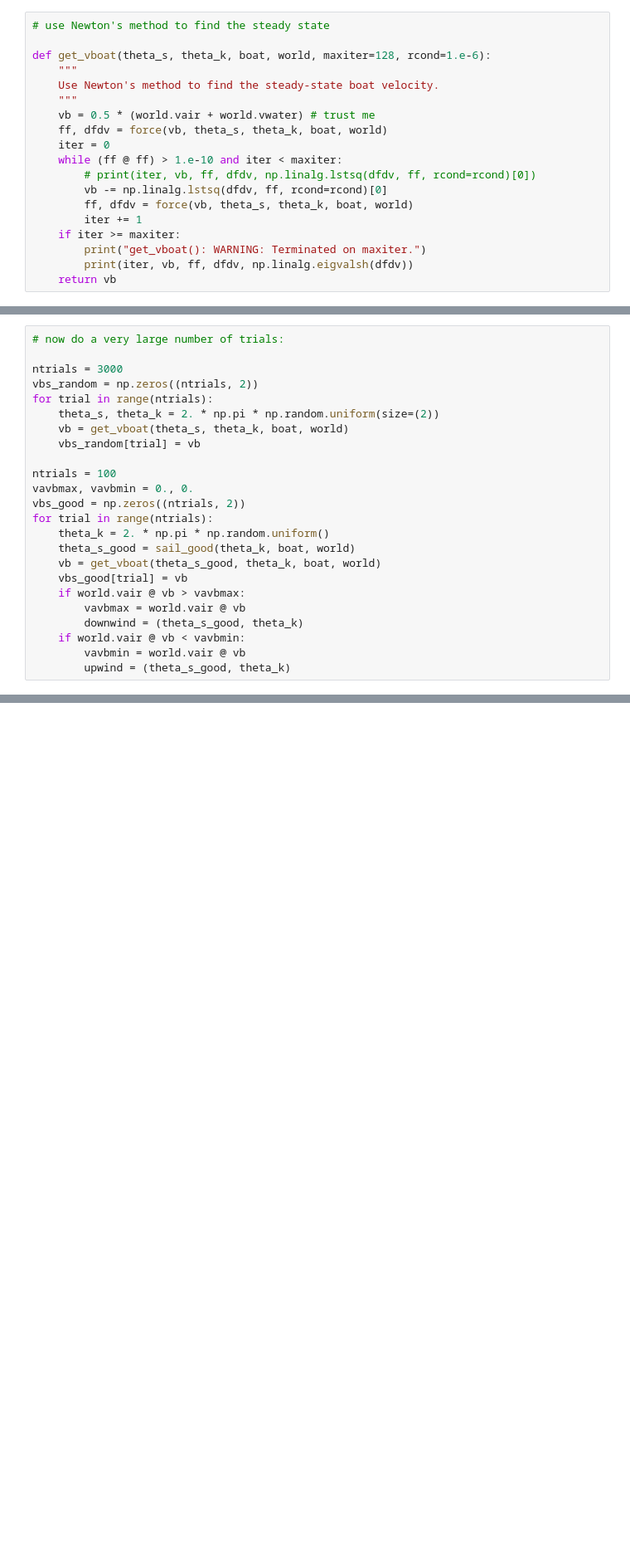
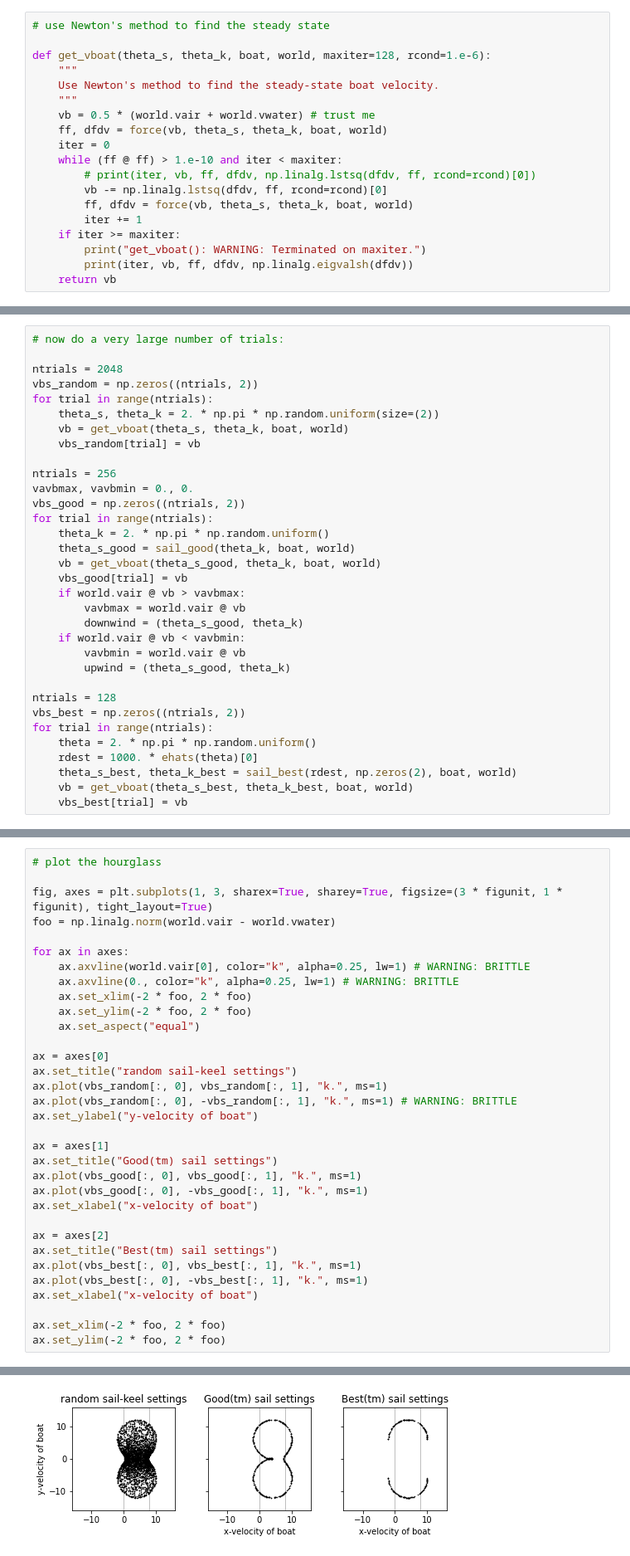
Before and after one commit to davidwhogg/Sailing, a Jupyter notebook: ipynb/sailing.ipynb, the cells around one changed output, grey strips where cells are left out. Shown: that part at 83% size. Cells and saved outputs as stored; diff of their text form; blank space fills up the shorter version.

```diff
--- a/ipynb/sailing.ipynb
+++ b/ipynb/sailing.ipynb
@@ -206,14 +273,14 @@ for i in range(n1):
 # %%
 # now do a very large number of trials:
 
-ntrials = 3000
+ntrials = 2048
 vbs_random = np.zeros((ntrials, 2))
 for trial in range(ntrials):
     theta_s, theta_k = 2. * np.pi * np.random.uniform(size=(2))
     vb = get_vboat(theta_s, theta_k, boat, world)
     vbs_random[trial] = vb
 
-ntrials = 100
+ntrials = 256
 vavbmax, vavbmin = 0., 0.
 vbs_good = np.zeros((ntrials, 2))
 for trial in range(ntrials):
@@ -227,3 +294,12 @@ for trial in range(ntrials):
     if world.vair @ vb < vavbmin:
         vavbmin = world.vair @ vb
         upwind = (theta_s_good, theta_k)
+
+ntrials = 128
+vbs_best = np.zeros((ntrials, 2))
+for trial in range(ntrials):
+    theta = 2. * np.pi * np.random.uniform()
+    rdest = 1000. * ehats(theta)[0]
+    theta_s_best, theta_k_best = sail_best(rdest, np.zeros(2), boat, world)
+    vb = get_vboat(theta_s_best, theta_k_best, boat, world)
+    vbs_best[trial] = vb
@@ -278,0 +306,34 @@ plot_boat(vair, vwater, *best)
+# %%
+# plot the hourglass
+
+fig, axes = plt.subplots(1, 3, sharex=True, sharey=True, figsize=(3 * figunit, 1 * figunit), tight_layout=True)
+foo = np.linalg.norm(world.vair - world.vwater)
+
+for ax in axes:
+    ax.axvline(world.vair[0], color="k", alpha=0.25, lw=1) # WARNING: BRITTLE
+    ax.axvline(0., color="k", alpha=0.25, lw=1) # WARNING: BRITTLE
+    ax.set_xlim(-2 * foo, 2 * foo)
+    ax.set_ylim(-2 * foo, 2 * foo)
+    ax.set_aspect("equal")
+
+ax = axes[0]
+ax.set_title("random sail-keel settings")
+ax.plot(vbs_random[:, 0], vbs_random[:, 1], "k.", ms=1)
+ax.plot(vbs_random[:, 0], -vbs_random[:, 1], "k.", ms=1) # WARNING: BRITTLE
+ax.set_ylabel("y-velocity of boat")
+
+ax = axes[1]
+ax.set_title("Good(tm) sail settings")
+ax.plot(vbs_good[:, 0], vbs_good[:, 1], "k.", ms=1)
+ax.plot(vbs_good[:, 0], -vbs_good[:, 1], "k.", ms=1)
+ax.set_xlabel("x-velocity of boat")
+
+ax = axes[2]
+ax.set_title("Best(tm) sail settings")
+ax.plot(vbs_best[:, 0], vbs_best[:, 1], "k.", ms=1)
+ax.plot(vbs_best[:, 0], -vbs_best[:, 1], "k.", ms=1)
+ax.set_xlabel("x-velocity of boat")
+
+ax.set_xlim(-2 * foo, 2 * foo)
+ax.set_ylim(-2 * foo, 2 * foo)
+# %% [output]
@@ -279,2 +341,3 @@ plot_boat(vair, vwater, *best)
+[figure, added]
 # %%
 # now plot a course from A to B
```
Also changed, not shown: parts of 19 cells of this notebook, 1 other file.
